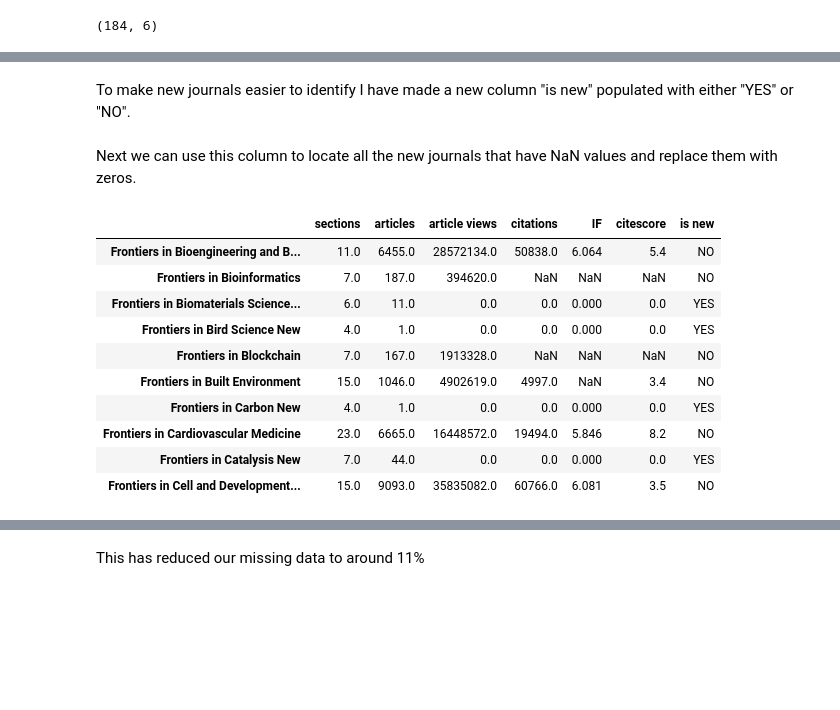
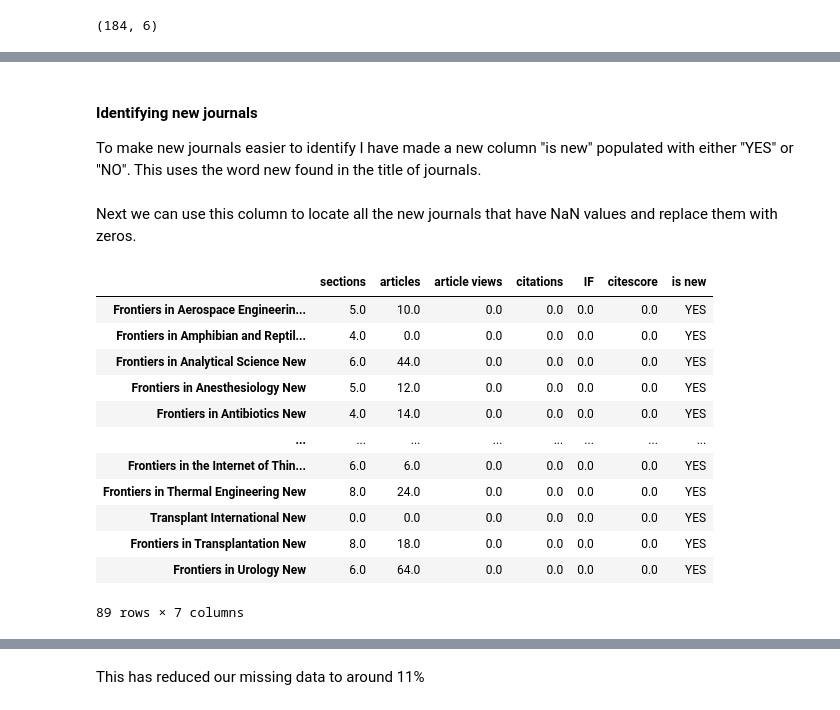
Before and after one commit to joshdev1/Frontiers, a Jupyter notebook: data_programming.ipynb, the cells around one changed output, grey strips where cells are left out. Cells and saved outputs as stored; diff of their text form; code cells hidden in the pictures; blank space fills up the shorter version.

```diff
--- a/data_programming.ipynb
+++ b/data_programming.ipynb
@@ -182,6 +209,7 @@ display(df_describe)
 184 rows × 6 columns
 # %% [markdown]
-To make new journals easier to identify I have made a new column "is new" populated with either "YES" or "NO".
+#### Identifying new journals
+To make new journals easier to identify I have made a new column "is new" populated with either "YES" or "NO". This uses the word new found in the title of journals.
 # %%
 df_handel_nulls = df_describe.copy()
 is_new = []
@@ -196,16 +224,18 @@ df_handel_nulls["is new"] = is_new
 Next we can use this column to locate all the new journals that have NaN values and replace them with zeros.
 # %%
 df_handel_nulls.loc[df_handel_nulls["is new"] == "YES"] = df_handel_nulls.fillna(0)
-display(df_handel_nulls[20:30])
+df_handel_nulls.loc[df_handel_nulls["is new"] == "YES"]
 # %% [output]
 |  | sections | articles | article views | citations | IF | citescore | is new |
-| Frontiers in Bioengineering and B... | 11.0 | 6455.0 | 28572134.0 | 50838.0 | 6.064 | 5.4 | NO |
-| Frontiers in Bioinformatics | 7.0 | 187.0 | 394620.0 | NaN | NaN | NaN | NO |
-| Frontiers in Biomaterials Science... | 6.0 | 11.0 | 0.0 | 0.0 | 0.000 | 0.0 | YES |
-| Frontiers in Bird Science New | 4.0 | 1.0 | 0.0 | 0.0 | 0.000 | 0.0 | YES |
-| Frontiers in Blockchain | 7.0 | 167.0 | 1913328.0 | NaN | NaN | NaN | NO |
-| Frontiers in Built Environment | 15.0 | 1046.0 | 4902619.0 | 4997.0 | NaN | 3.4 | NO |
-| Frontiers in Carbon New | 4.0 | 1.0 | 0.0 | 0.0 | 0.000 | 0.0 | YES |
-| Frontiers in Cardiovascular Medicine | 23.0 | 6665.0 | 16448572.0 | 19494.0 | 5.846 | 8.2 | NO |
-| Frontiers in Catalysis New | 7.0 | 44.0 | 0.0 | 0.0 | 0.000 | 0.0 | YES |
-| Frontiers in Cell and Development... | 15.0 | 9093.0 | 35835082.0 | 60766.0 | 6.081 | 3.5 | NO |
+| Frontiers in Aerospace Engineerin... | 5.0 | 10.0 | 0.0 | 0.0 | 0.0 | 0.0 | YES |
+| Frontiers in Amphibian and Reptil... | 4.0 | 0.0 | 0.0 | 0.0 | 0.0 | 0.0 | YES |
+| Frontiers in Analytical Science New | 6.0 | 44.0 | 0.0 | 0.0 | 0.0 | 0.0 | YES |
+| Frontiers in Anesthesiology New | 5.0 | 12.0 | 0.0 | 0.0 | 0.0 | 0.0 | YES |
+| Frontiers in Antibiotics New | 4.0 | 14.0 | 0.0 | 0.0 | 0.0 | 0.0 | YES |
+| ... | ... | ... | ... | ... | ... | ... | ... |
+| Frontiers in the Internet of Thin... | 6.0 | 6.0 | 0.0 | 0.0 | 0.0 | 0.0 | YES |
+| Frontiers in Thermal Engineering New | 8.0 | 24.0 | 0.0 | 0.0 | 0.0 | 0.0 | YES |
+| Transplant International New | 0.0 | 0.0 | 0.0 | 0.0 | 0.0 | 0.0 | YES |
+| Frontiers in Transplantation New | 8.0 | 18.0 | 0.0 | 0.0 | 0.0 | 0.0 | YES |
+| Frontiers in Urology New | 6.0 | 64.0 | 0.0 | 0.0 | 0.0 | 0.0 | YES |
+89 rows × 7 columns
```
Also changed, not shown: parts of 45 cells of this notebook.
